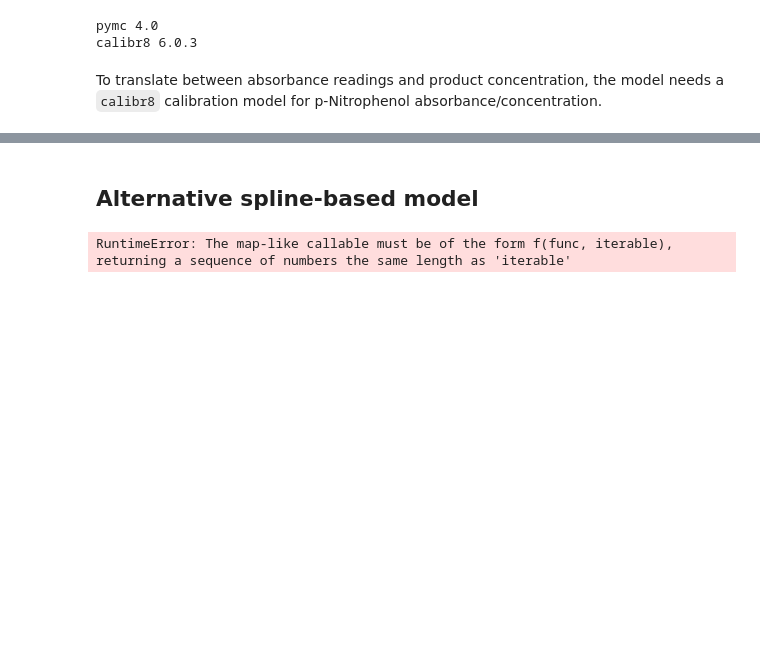
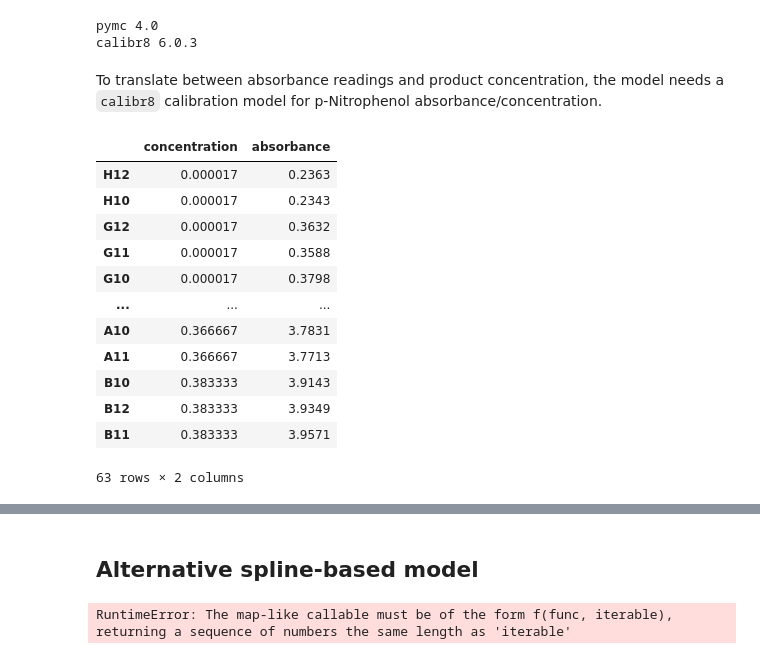
Before and after one commit to JuBiotech/petase-ts-paper, a Jupyter notebook: notebooks/CM_PETase.ipynb, the cells around one changed output, grey strips where cells are left out. Cells and saved outputs as stored; diff of their text form; code cells hidden in the pictures; blank space fills up the shorter version.

```diff
--- a/notebooks/CM_PETase.ipynb
+++ b/notebooks/CM_PETase.ipynb
@@ -49,3 +57,19 @@ df_calibration4 = analyser.get_df_calibration(repetition=2)
+# %%
+df_calibration5.dropna()
+# %% [output]
+|  | concentration | absorbance |
+| H12 | 0.000017 | 0.2363 |
+| H10 | 0.000017 | 0.2343 |
+| G12 | 0.000017 | 0.3632 |
+| G11 | 0.000017 | 0.3588 |
+| G10 | 0.000017 | 0.3798 |
+| ... | ... | ... |
+| A10 | 0.366667 | 3.7831 |
+| A11 | 0.366667 | 3.7713 |
+| B10 | 0.383333 | 3.9143 |
+| B12 | 0.383333 | 3.9349 |
+| B11 | 0.383333 | 3.9571 |
+63 rows × 2 columns
 # %%
 independent = numpy.concatenate([
     df_calibration1.dropna().concentration.values,
```
Also changed, not shown: parts of 3 cells of this notebook.
